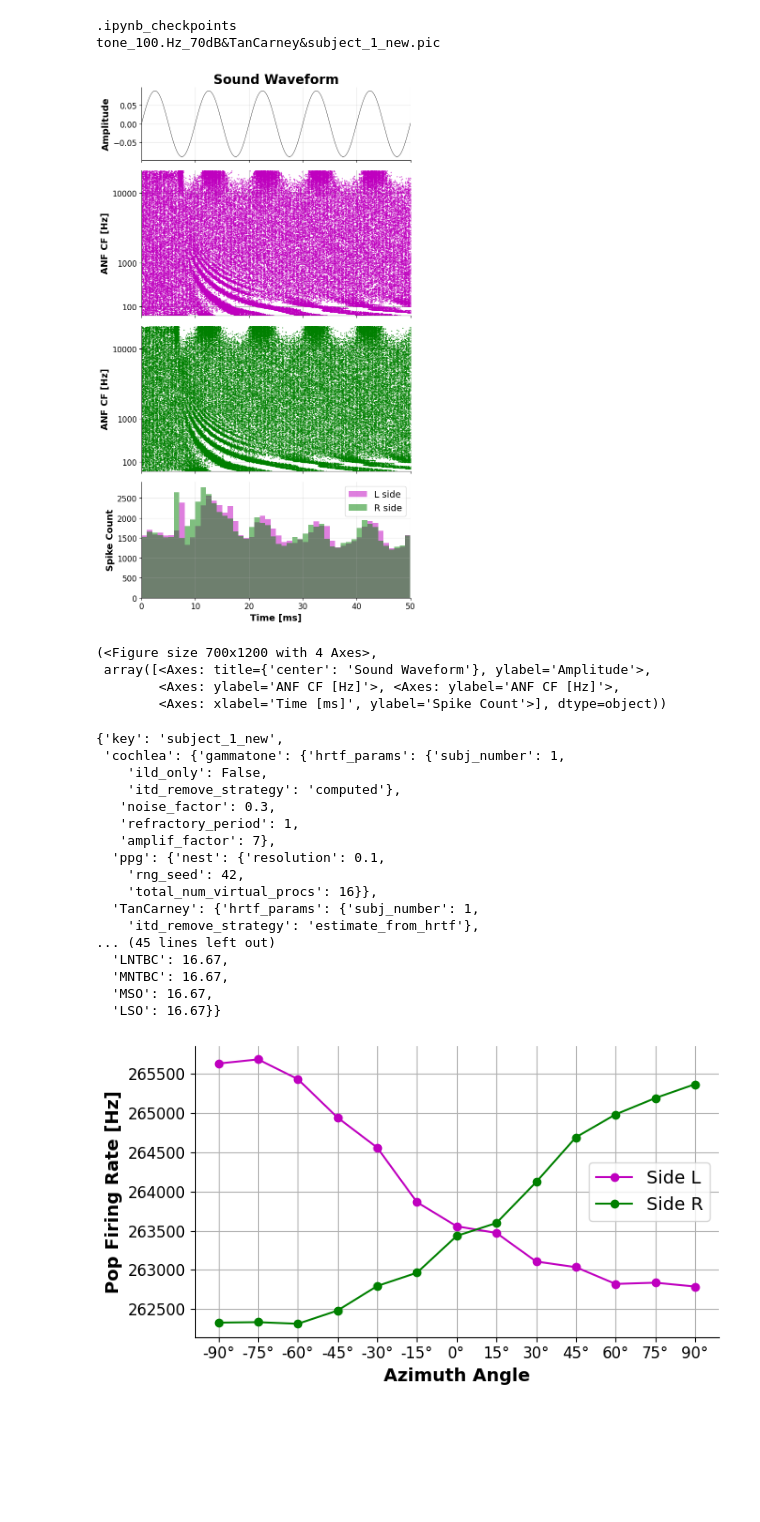
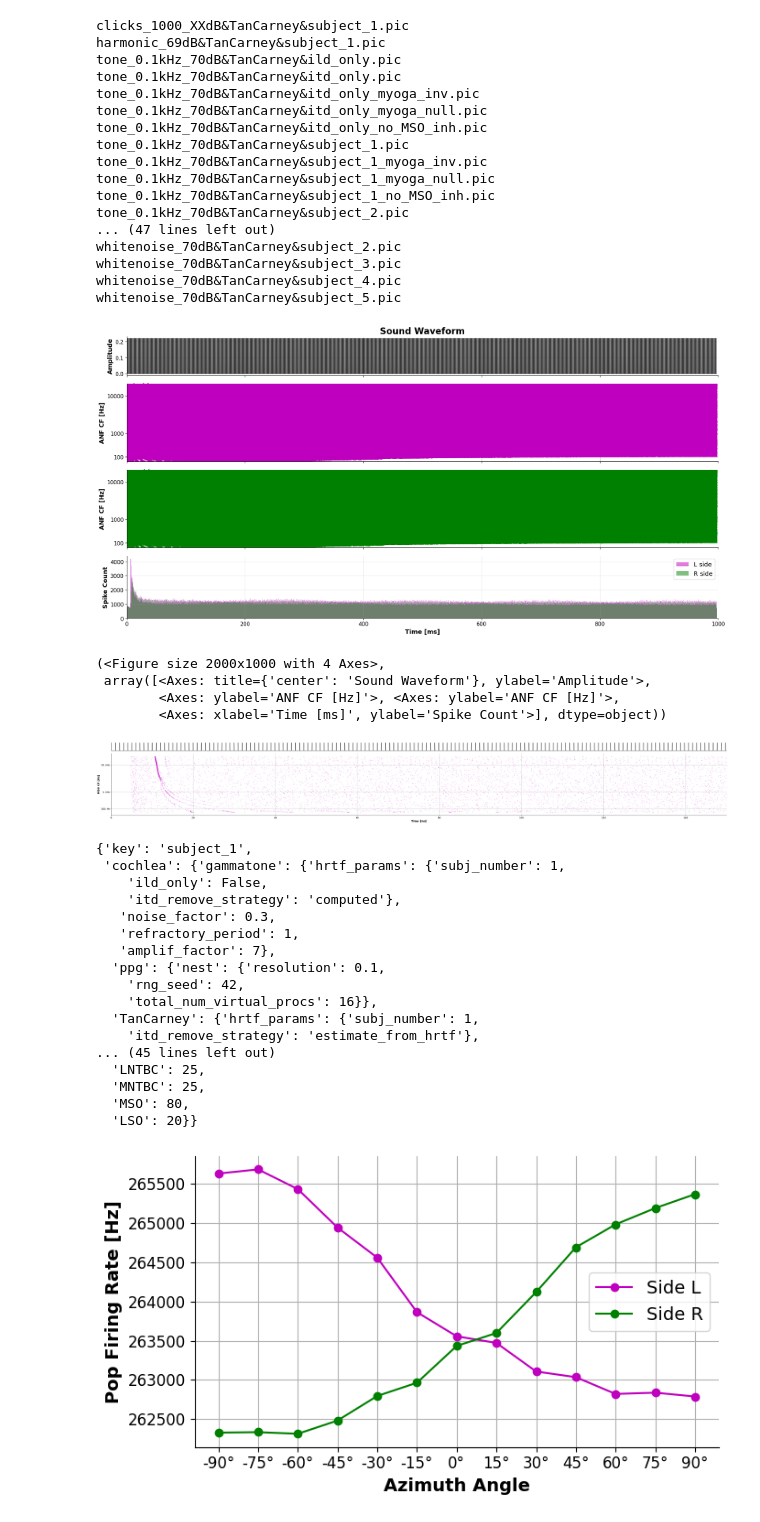
Before and after one commit to veronicadign/sound_localization_model, a Jupyter notebook: plot/open_example.ipynb, the cells around one changed output. Saved outputs shown, nothing was run; the diff lists cells and outputs as text; code cells hidden in the pictures; blank space fills up the shorter version.

Commit message:
added shortcut plot-utils

```diff
--- a/plot/open_example.ipynb
+++ b/plot/open_example.ipynb
@@ -20,5 +20,7 @@ os.getcwd()
 # %%
-results_dir = '/g100_work/EIRI_E_POLIM2/desa/sound_localization_model/results/'
+results_dir = '/Users/francescodesantis/Library/CloudStorage/OneDrive-PolitecnicodiMilano/work/sound_localization/sl_results/'
+#'/g100_work/EIRI_E_POLIM2/desa/sound_localization_model/results/'
+#'/Users/francescodesantis/Library/CloudStorage/OneDrive-PolitecnicodiMilano/work/sound_localization/sl_results/'
 # %%
 # List directory contents
 items = os.listdir(results_dir)
@@ -26,10 +28,25 @@ items = sorted(items)
 for item in items:
     print(item)
 # %% [output]
-.ipynb_checkpoints
-tone_100.Hz_70dB&TanCarney&subject_1_new.pic
+clicks_1000_XXdB&TanCarney&subject_1.pic
+harmonic_69dB&TanCarney&subject_1.pic
+tone_0.1kHz_70dB&TanCarney&ild_only.pic
+tone_0.1kHz_70dB&TanCarney&itd_only.pic
+tone_0.1kHz_70dB&TanCarney&itd_only_myoga_inv.pic
+tone_0.1kHz_70dB&TanCarney&itd_only_myoga_null.pic
+tone_0.1kHz_70dB&TanCarney&itd_only_no_MSO_inh.pic
+tone_0.1kHz_70dB&TanCarney&subject_1.pic
+tone_0.1kHz_70dB&TanCarney&subject_1_myoga_inv.pic
+tone_0.1kHz_70dB&TanCarney&subject_1_myoga_null.pic
+tone_0.1kHz_70dB&TanCarney&subject_1_no_MSO_inh.pic
+tone_0.1kHz_70dB&TanCarney&subject_2.pic
+... (47 lines left out)
+whitenoise_70dB&TanCarney&subject_2.pic
+whitenoise_70dB&TanCarney&subject_3.pic
+whitenoise_70dB&TanCarney&subject_4.pic
+whitenoise_70dB&TanCarney&subject_5.pic
 # %%
-file_name = 'tone_100.Hz_70dB&TanCarney&subject_1_new.pic'
+file_name = 'clicks_1000_XXdB&TanCarney&subject_1.pic'
 result_path = results_dir + file_name
 
 with open(result_path, "rb") as file:
@@ -39,22 +56,37 @@ from analyze.report import draw_spikes_and_psth_bothside, draw_rate_vs_angle_pop
 # %%
 draw_spikes_and_psth_bothside(
     res=result,
-    angle = 90,
+    angle = -90,
     pop = 'ANF',
     y_ax='cf_custom',
-    xlim = [0,50],
     plot_sound=True,
+    figsize=(20,10),
+    bin_size=0.5
+
 )
 # %% [output]
-[figure, old version]
+[figure, new version]
-(<Figure size 700x1200 with 4 Axes>,
+(<Figure size 2000x1000 with 4 Axes>,
  array([<Axes: title={'center': 'Sound Waveform'}, ylabel='Amplitude'>,
         <Axes: ylabel='ANF CF [Hz]'>, <Axes: ylabel='ANF CF [Hz]'>,
         <Axes: xlabel='Time [ms]', ylabel='Spike Count'>], dtype=object))
+# %%
+draw_spikes_pop(
+    res=result,
+    angle = 0,
+    side = 'L',
+    pop = 'MSO',
+    y_ax='cf_custom',
+    plot_sound=True,
+    xlim=(0,150),
+    figsize=(45,5),
+)
+# %% [output]
+[figure, added]
 # %%
 result['conf']['parameters']
 # %% [output]
-{'key': 'subject_1_new',
+{'key': 'subject_1',
  'cochlea': {'gammatone': {'hrtf_params': {'subj_number': 1,
     'ild_only': False,
     'itd_remove_strategy': 'computed'},
@@ -67,10 +99,10 @@ result['conf']['parameters']
   'TanCarney': {'hrtf_params': {'subj_number': 1,
     'itd_remove_strategy': 'estimate_from_hrtf'},
 ... (45 lines left out)
-  'LNTBC': 16.67,
-  'MNTBC': 16.67,
-  'MSO': 16.67,
-  'LSO': 16.67}}
+  'LNTBC': 25,
+  'MNTBC': 25,
+  'MSO': 80,
+  'LSO': 20}}
 # %%
 draw_rate_vs_angle_pop(
     data=result,
```
Also changed, not shown: parts of 3 cells of this notebook, 1 other file.
